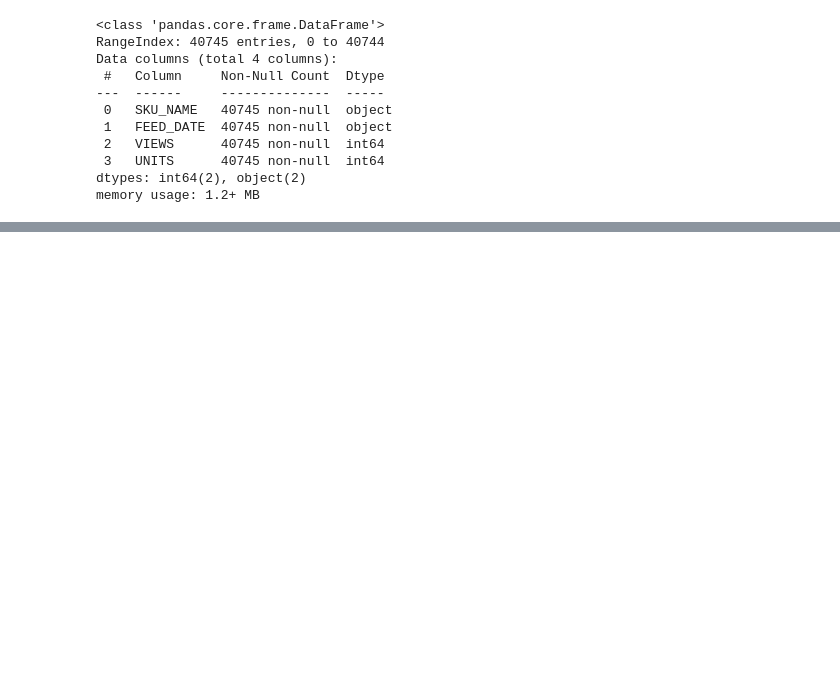
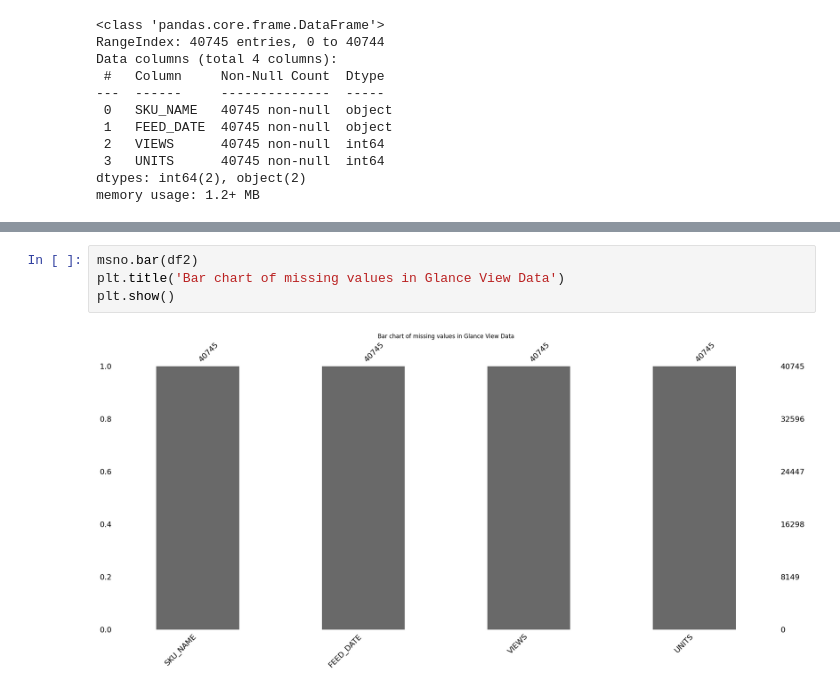
Before and after one commit to mohithsaran/GurujiAstroAssignment, a Jupyter notebook: Sales_Analytics.ipynb, the cells around one changed output, grey strips where cells are left out. Cells and saved outputs as stored; diff of their text form; blank space fills up the shorter version.

```diff
--- a/Sales_Analytics.ipynb
+++ b/Sales_Analytics.ipynb
@@ -151,0 +222,6 @@ Null values in the column UNITS is 0
+# %%
+msno.bar(df2)
+plt.title('Bar chart of missing values in Glance View Data')
+plt.show()
+# %% [output]
+[figure, added]
```
Also changed, not shown: parts of 28 cells of this notebook.
